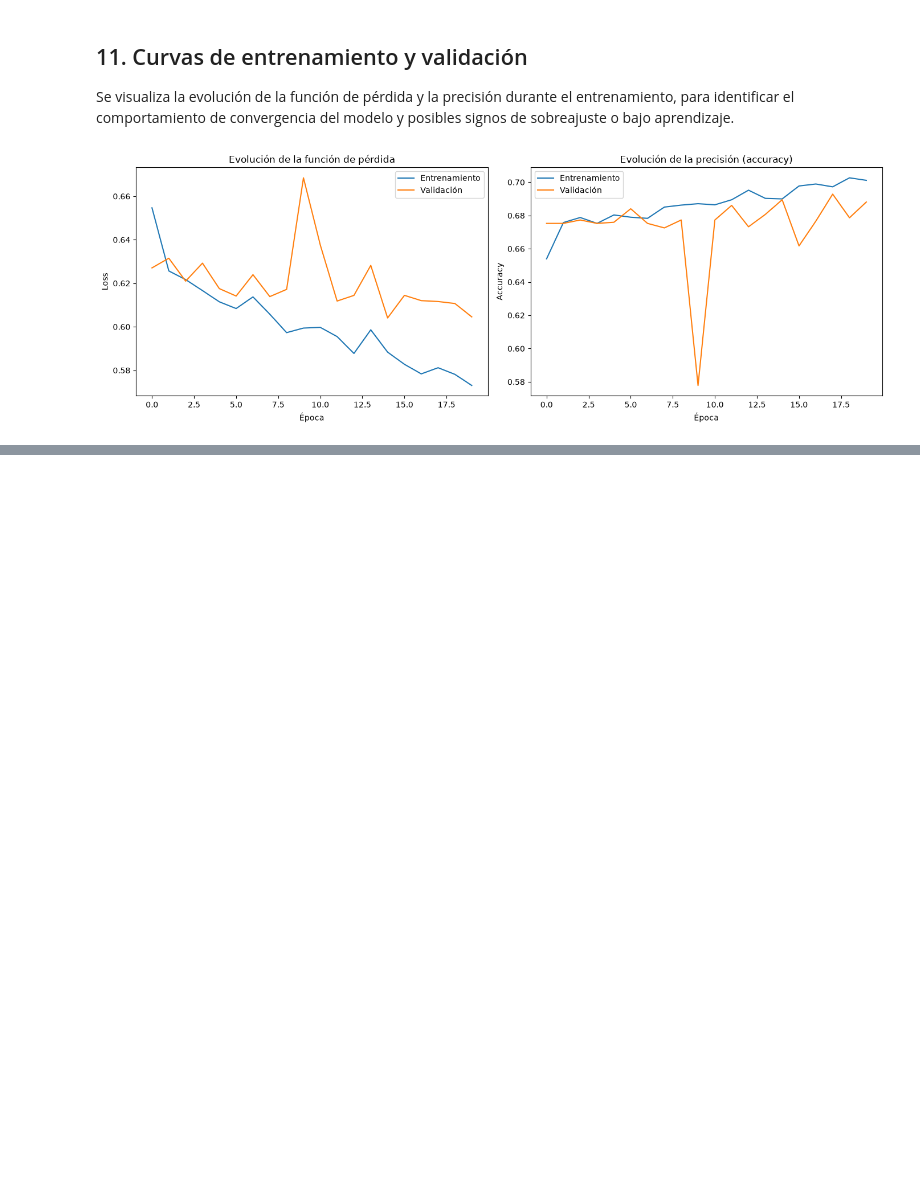
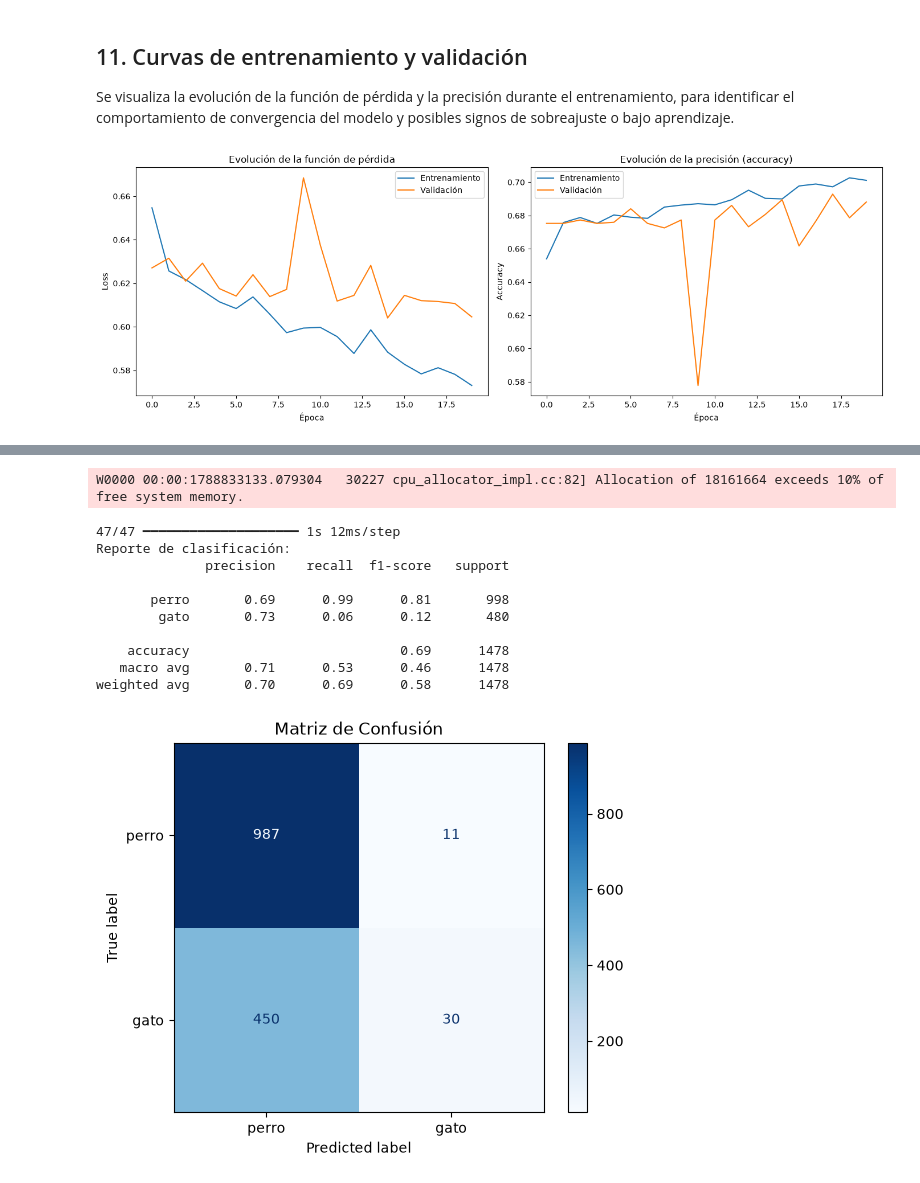
Before and after one commit to karlahp/clasificacion-perros-gatos-mlp, a Jupyter notebook: notebooks/clasificacion_perros_gatos.ipynb, the cells around one changed output, grey strips where cells are left out. Saved outputs shown, nothing was run; the diff lists cells and outputs as text; code cells hidden in the pictures; blank space fills up the shorter version.

Commit message:
feat: evaluar desempeño con metricas de clasificacion y matriz de confusion

```diff
--- a/notebooks/clasificacion_perros_gatos.ipynb
+++ b/notebooks/clasificacion_perros_gatos.ipynb
@@ -320,0 +327,18 @@ plt.show()
+# %%
+from sklearn.metrics import classification_report, confusion_matrix, ConfusionMatrixDisplay
+
+# Predicciones sobre el set de validación
+y_pred_prob = modelo.predict(X_val)
+y_pred = (y_pred_prob > 0.5).astype(int).flatten()
+
+print("Reporte de clasificación:")
+print(classification_report(y_val, y_pred, target_names=["perro", "gato"]))
+
+# Matriz de confusión
+cm = confusion_matrix(y_val, y_pred)
+disp = ConfusionMatrixDisplay(confusion_matrix=cm, display_labels=["perro", "gato"])
+disp.plot(cmap="Blues")
+plt.title("Matriz de Confusión")
+plt.savefig("../images/matriz_confusion.png")
+plt.show()
+# %% [output]
@@ -320,0 +346,12 @@ plt.show()
+W0000 00:00:1788833133.079304   30227 cpu_allocator_impl.cc:82] Allocation of 18161664 exceeds 10% of free system memory.
+47/47 ━━━━━━━━━━━━━━━━━━━━ 1s 12ms/step
+Reporte de clasificación:
+              precision    recall  f1-score   support
+
+       perro       0.69      0.99      0.81       998
+        gato       0.73      0.06      0.12       480
+
+    accuracy                           0.69      1478
+   macro avg       0.71      0.53      0.46      1478
+weighted avg       0.70      0.69      0.58      1478
+[figure, added]
```
Also changed, not shown: parts of 2 cells of this notebook, 1 other file.
